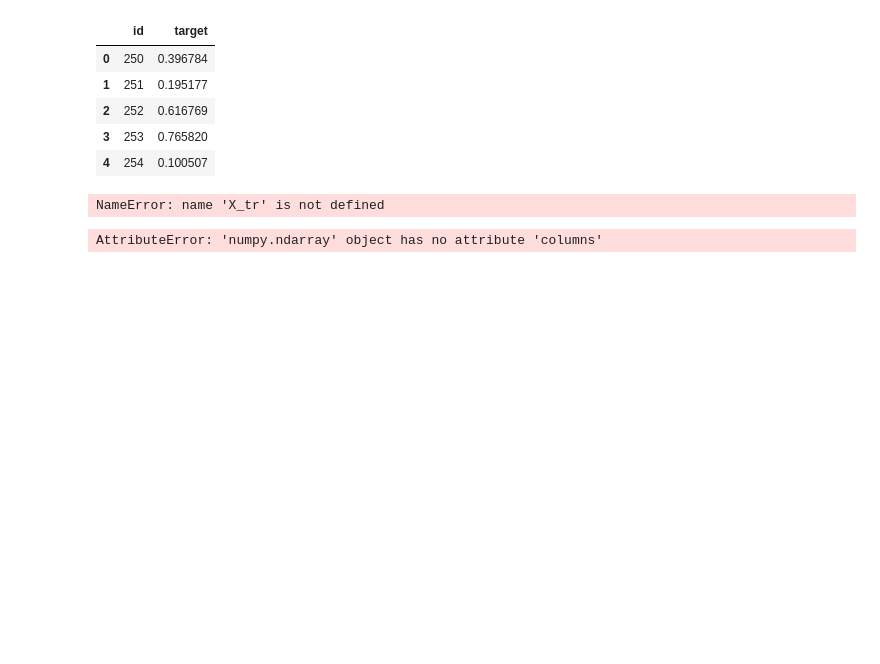
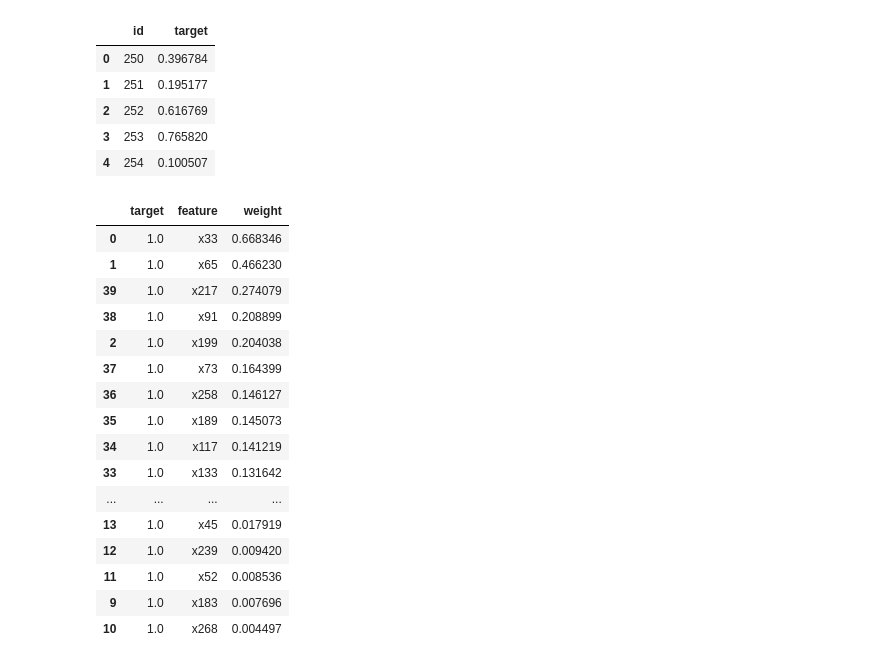
Before and after one commit to HQuality/Kagglez, a Jupyter notebook: Dont Overfit! II/Untitled.ipynb, the cells around one changed output. Saved outputs shown, nothing was run; the diff lists cells and outputs as text; code cells hidden in the pictures; blank space fills up the shorter version.

```diff
--- a/Dont Overfit! II/Untitled.ipynb
+++ b/Dont Overfit! II/Untitled.ipynb
@@ -951,14 +947,0 @@ submission.head()
-# %%
-selector = SelectKBest(f_classif, k=20)
-X_trainK = selector.fit_transform(X_train, y_train.values.astype(int))
-X_testK = selector.transform(X_test)
-oof_lgb, prediction_xgb, scores = train_model(X_trainK, X_testK, y_train, params=None, model_type='xgb')
-# %% [output]
-NameError: name 'X_tr' is not defined
-# %%
-selector = SelectKBest(f_classif, k=20)
-X_trainK = selector.fit_transform(X_train, y_train.values.astype(int))
-X_testK = selector.transform(X_test)
-oof_xgb, prediction_xgb, scores = train_model(X_trainK, X_testK, y_train, params=None, model_type='xgb')
-# %% [output]
-AttributeError: 'numpy.ndarray' object has no attribute 'columns'
@@ -964,0 +950,23 @@ AttributeError: 'numpy.ndarray' object has no attribute 'columns'
+# %%
+eli5_weights = eli5.formatters.as_dataframe.explain_weights_df(model)
+eli5_weights['weight'] = eli5_weights['weight'].abs()
+eli5_weights = eli5_weights.sort_values('weight', ascending=False)
+eli5_weights
+# %% [output]
+|  | target | feature | weight |
+| 0 | 1.0 | x33 | 0.668346 |
+| 1 | 1.0 | x65 | 0.466230 |
+| 39 | 1.0 | x217 | 0.274079 |
+| 38 | 1.0 | x91 | 0.208899 |
+| 2 | 1.0 | x199 | 0.204038 |
+| 37 | 1.0 | x73 | 0.164399 |
+| 36 | 1.0 | x258 | 0.146127 |
+| 35 | 1.0 | x189 | 0.145073 |
+| 34 | 1.0 | x117 | 0.141219 |
+| 33 | 1.0 | x133 | 0.131642 |
+| ... | ... | ... | ... |
+| 13 | 1.0 | x45 | 0.017919 |
+| 12 | 1.0 | x239 | 0.009420 |
+| 11 | 1.0 | x52 | 0.008536 |
+| 9 | 1.0 | x183 | 0.007696 |
+| 10 | 1.0 | x268 | 0.004497 |
```
Also changed, not shown: parts of 9 cells of this notebook, 1 other file.
